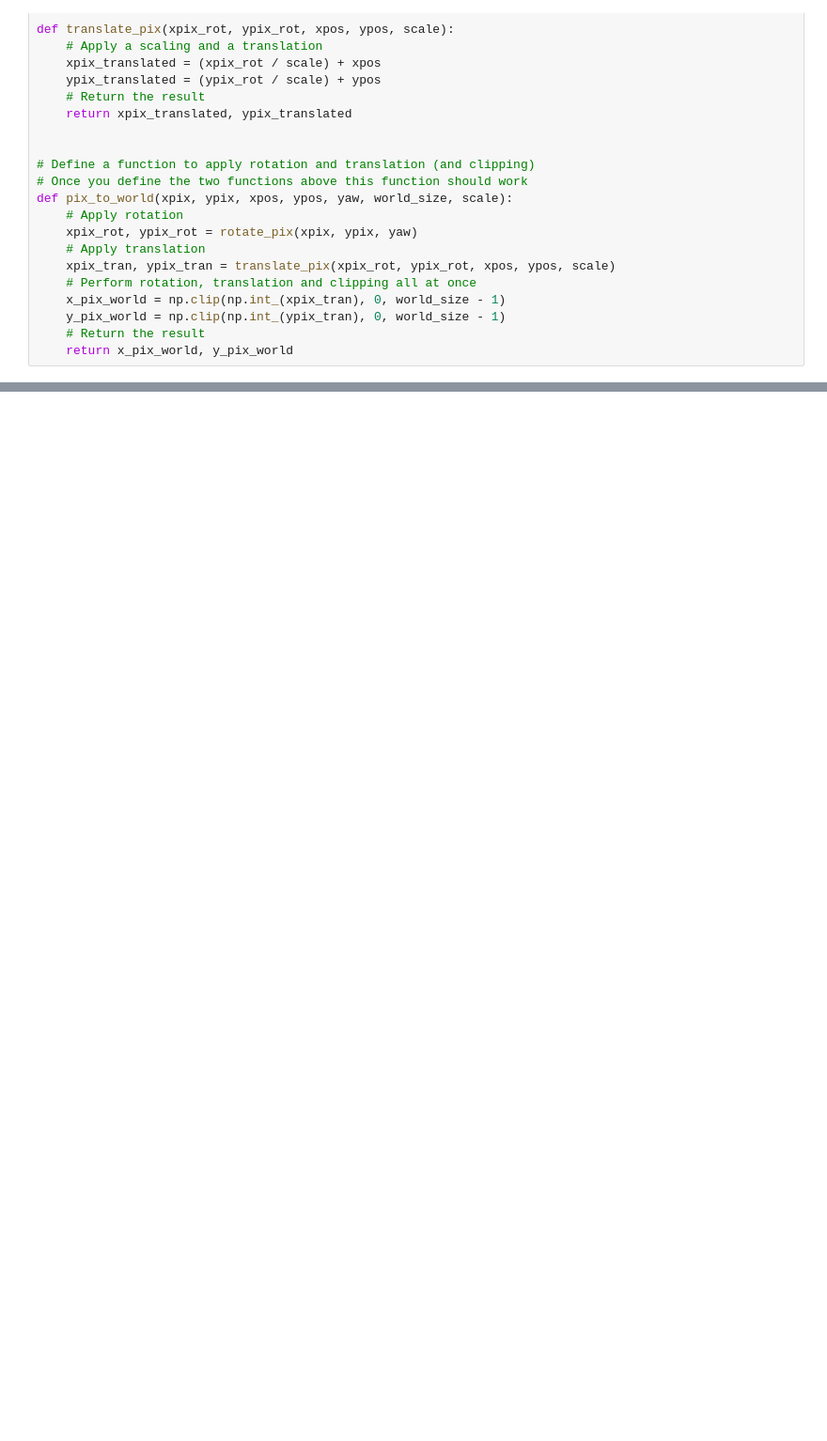
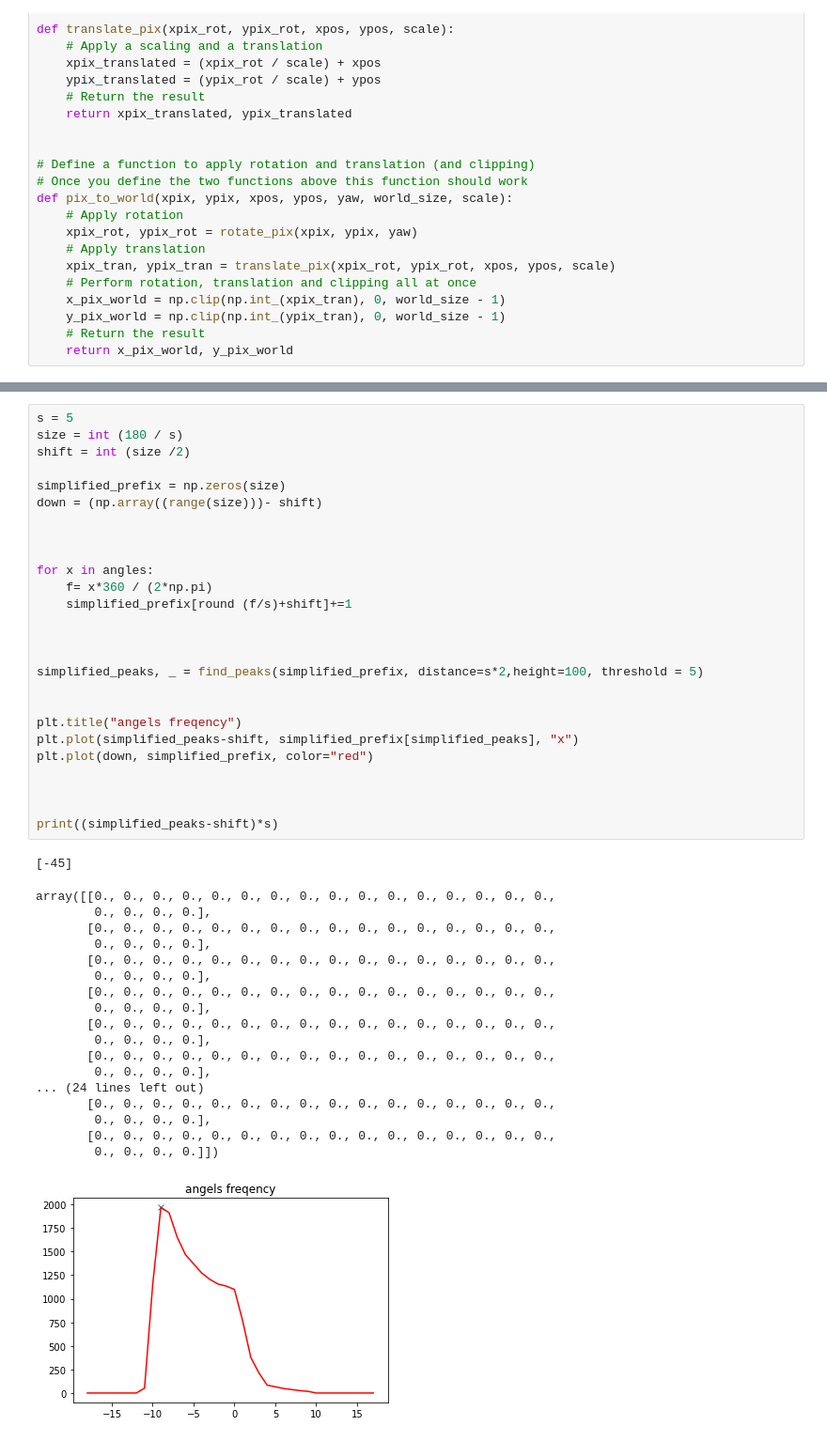
Before and after one commit to College-Projects-2019-2024/Return-Rover-computer-vision, a Jupyter notebook: code/pipeline_testing.ipynb, the cells around one changed output, grey strips where cells are left out. Shown at 94% size. Saved outputs shown, nothing was run; the diff lists cells and outputs as text; blank space fills up the shorter version.

```diff
--- a/code/pipeline_testing.ipynb
+++ b/code/pipeline_testing.ipynb
@@ -228,0 +256,46 @@ def impose(xpix, ypix, range=70):      # to limit the vision range of the robot
+# %%
+s = 5
+size = int (180 / s)
+shift = int (size /2)
+
+simplified_prefix = np.zeros(size)
+down = (np.array((range(size)))- shift)
+
+
+
+for x in angles:
+    f= x*360 / (2*np.pi)
+    simplified_prefix[round (f/s)+shift]+=1
+
+
+
+simplified_peaks, _ = find_peaks(simplified_prefix, distance=s*2,height=100, threshold = 5)
+
+
+plt.title("angels freqency")
+plt.plot(simplified_peaks-shift, simplified_prefix[simplified_peaks], "x")
+plt.plot(down, simplified_prefix, color="red")
+
+
+
+print((simplified_peaks-shift)*s)
+# %% [output]
+[-45]
+array([[0., 0., 0., 0., 0., 0., 0., 0., 0., 0., 0., 0., 0., 0., 0., 0.,
+        0., 0., 0., 0.],
+       [0., 0., 0., 0., 0., 0., 0., 0., 0., 0., 0., 0., 0., 0., 0., 0.,
+        0., 0., 0., 0.],
+       [0., 0., 0., 0., 0., 0., 0., 0., 0., 0., 0., 0., 0., 0., 0., 0.,
+        0., 0., 0., 0.],
+       [0., 0., 0., 0., 0., 0., 0., 0., 0., 0., 0., 0., 0., 0., 0., 0.,
+        0., 0., 0., 0.],
+       [0., 0., 0., 0., 0., 0., 0., 0., 0., 0., 0., 0., 0., 0., 0., 0.,
+        0., 0., 0., 0.],
+       [0., 0., 0., 0., 0., 0., 0., 0., 0., 0., 0., 0., 0., 0., 0., 0.,
+        0., 0., 0., 0.],
+... (24 lines left out)
+       [0., 0., 0., 0., 0., 0., 0., 0., 0., 0., 0., 0., 0., 0., 0., 0.,
+        0., 0., 0., 0.],
+       [0., 0., 0., 0., 0., 0., 0., 0., 0., 0., 0., 0., 0., 0., 0., 0.,
+        0., 0., 0., 0.]])
+[figure, added]
```
Also changed, not shown: parts of 10 cells of this notebook, 3 other files.
